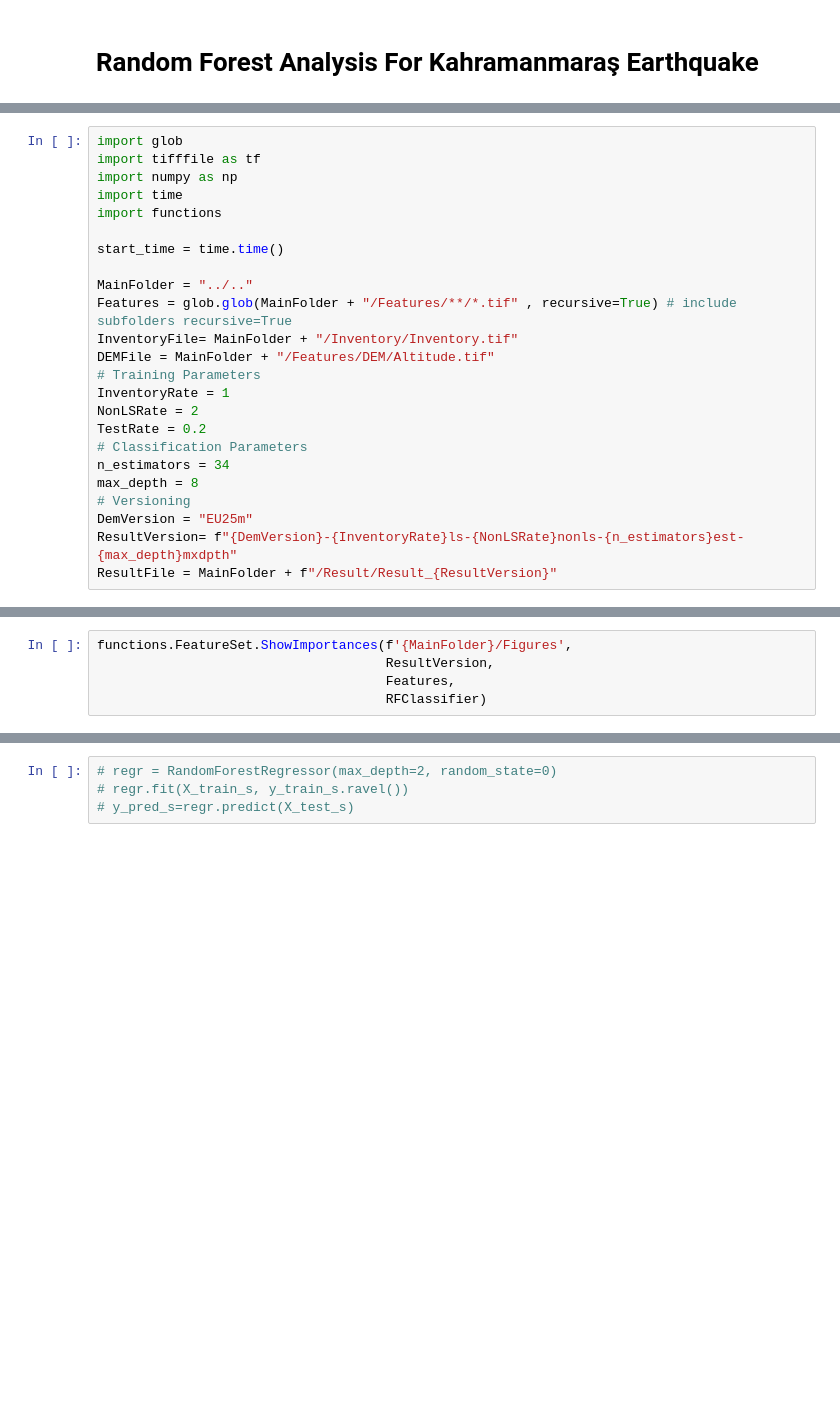
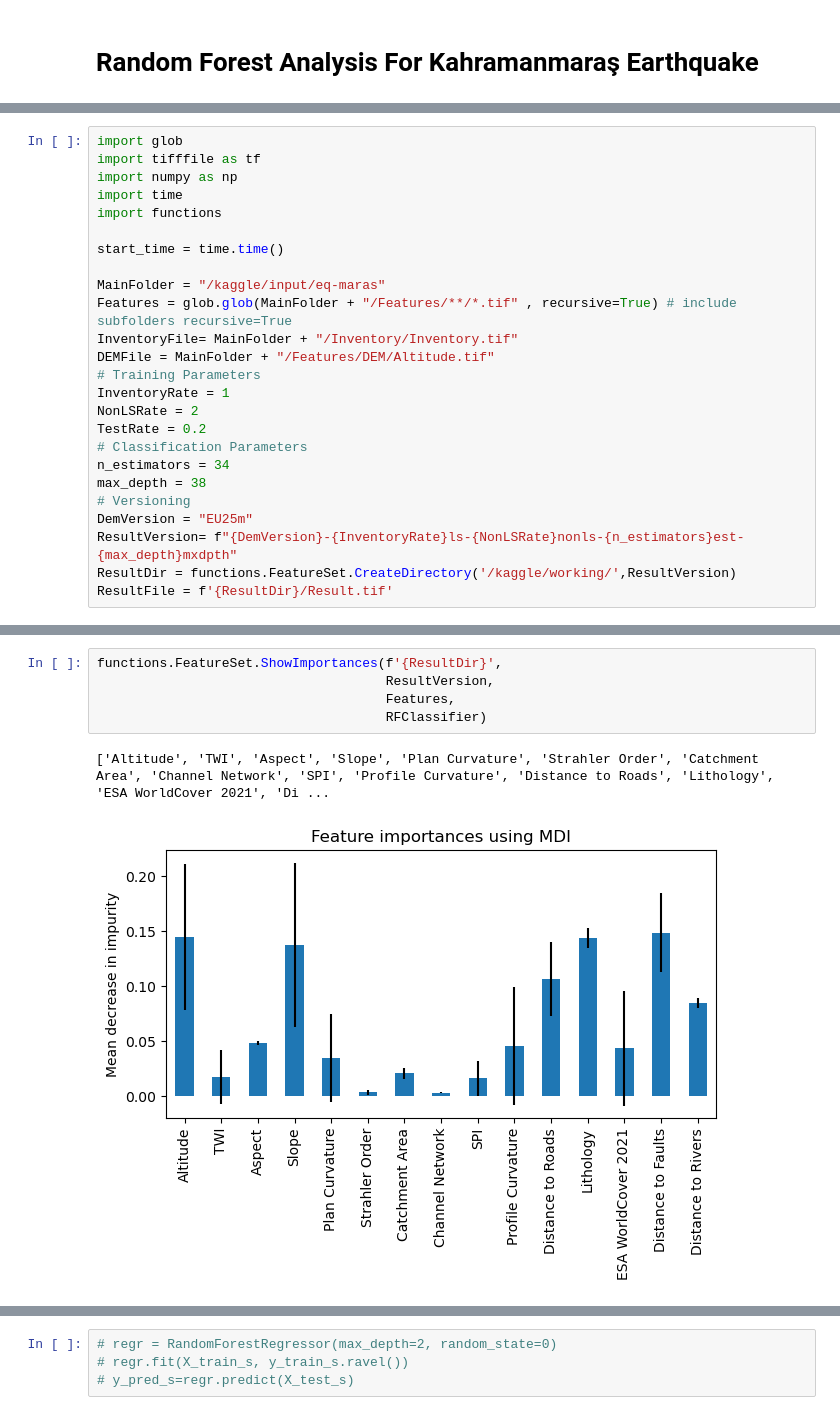
Before and after one commit to erdincunal/erdincunal, a Jupyter notebook: random-forest.ipynb, the cells around one changed output, grey strips where cells are left out. Drawn from its saved outputs; the diff is of its cells as text; blank space fills up the shorter version.

Commit message:
Kaggle Notebook | Random Forest Maras | Version 40

```diff
--- a/random-forest.ipynb
+++ b/random-forest.ipynb
@@ -13,7 +11,7 @@ import functions
 
 start_time = time.time()
 
-MainFolder = "../.."
+MainFolder = "/kaggle/input/eq-maras"
 Features = glob.glob(MainFolder + "/Features/**/*.tif" , recursive=True) # include subfolders recursive=True
 InventoryFile= MainFolder + "/Inventory/Inventory.tif"
 DEMFile = MainFolder + "/Features/DEM/Altitude.tif"
@@ -23,8 +21,9 @@ NonLSRate = 2
 TestRate = 0.2
 # Classification Parameters
 n_estimators = 34
-max_depth = 8
+max_depth = 38
 # Versioning
 DemVersion = "EU25m"
 ResultVersion= f"{DemVersion}-{InventoryRate}ls-{NonLSRate}nonls-{n_estimators}est-{max_depth}mxdpth"
-ResultFile = MainFolder + f"/Result/Result_{ResultVersion}"
+ResultDir = functions.FeatureSet.CreateDirectory('/kaggle/working/',ResultVersion)
+ResultFile = f'{ResultDir}/Result.tif'
@@ -62,6 +74,9 @@ joblib.dump(RFClassifier, f'../Model/RF_LS_Model_{ResultVersion}.pkl')
 # %%
-functions.FeatureSet.ShowImportances(f'{MainFolder}/Figures',
+functions.FeatureSet.ShowImportances(f'{ResultDir}',
                                      ResultVersion,
                                      Features,
                                      RFClassifier)
+# %% [output]
+['Altitude', 'TWI', 'Aspect', 'Slope', 'Plan Curvature', 'Strahler Order', 'Catchment Area', 'Channel Network', 'SPI', 'Profile Curvature', 'Distance to Roads', 'Lithology', 'ESA WorldCover 2021', 'Di ...
+[figure, added]
 # %%
```
Also changed, not shown: parts of 13 cells of this notebook.
